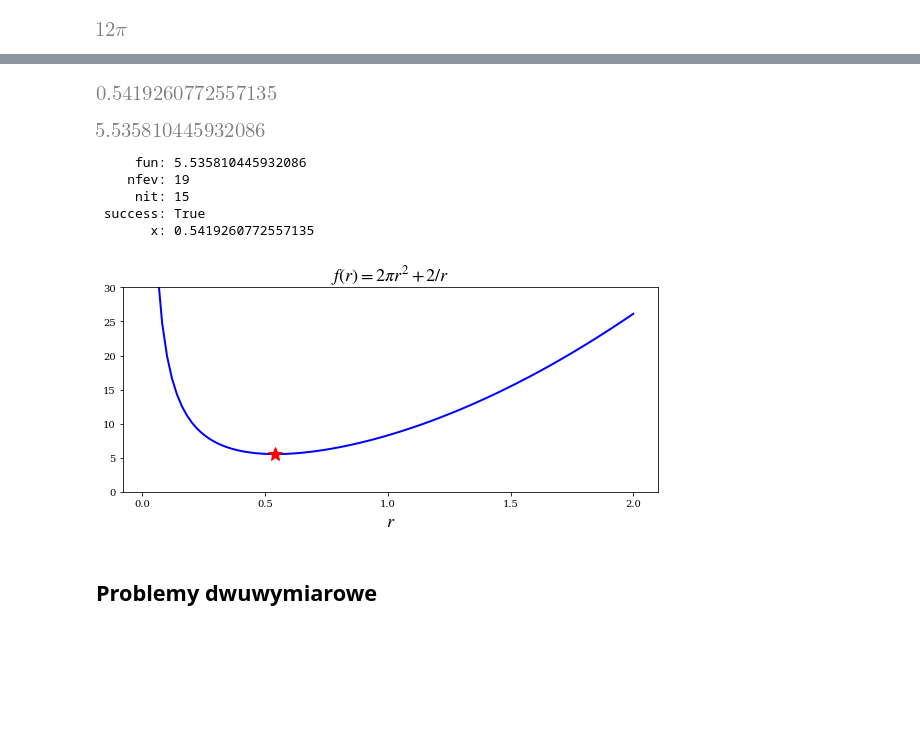
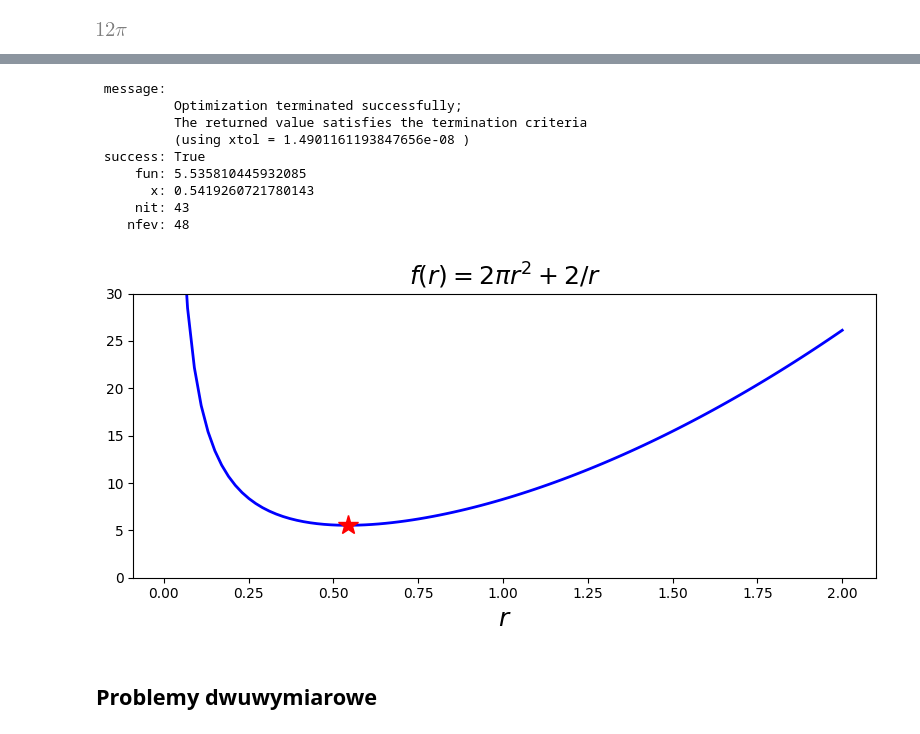
Before and after one commit to antonimarczuk123/Numerical-Python, a Jupyter notebook: Mathematical Python/orginal-src/r06 - Optimization.ipynb, the cells around one changed output, grey strips where cells are left out. Cells and saved outputs as stored; diff of their text form; code cells hidden in the pictures; blank space fills up the shorter version.

Commit message:
Optimization

```diff
--- a/Mathematical Python/orginal-src/r06 - Optimization.ipynb
+++ b/Mathematical Python/orginal-src/r06 - Optimization.ipynb
@@ -65,35 +79,32 @@ r_min = optimize.brent(f, brack=(0.1, 4))
-# %%
-r_min
-# %% [output]
-[figure, removed]
-# %%
-f(r_min)
-# %% [output]
-[figure, removed]
 # %%
-optimize.minimize_scalar(f, bracket=(0.1, 4))
+optimize.minimize_scalar(f, bracket=(0.1, 4), method='Golden')
 # %% [output]
-     fun: 5.535810445932086
-    nfev: 19
-     nit: 15
+ message:
+          Optimization terminated successfully;
+          The returned value satisfies the termination criteria
+          (using xtol = 1.4901161193847656e-08 )
  success: True
-       x: 0.5419260772557135
+     fun: 5.535810445932085
+       x: 0.5419260721780143
+     nit: 43
+    nfev: 48
-# %%
-r = np.linspace(0, 2, 100)[1:]
 # %%
+f = lambda r: 2 * np.pi * r**2 + 2 / r
+r_min = optimize.brent(f, brack=(0.01, 2))
+
+r = np.linspace(0.01, 2, 100)
+
 fig, ax = plt.subplots(figsize=(8, 4))
 
 ax.plot(r, f(r), lw=2, color='b')
 ax.plot(r_min, f(r_min), 'r*', markersize=15)
-ax.set_title(r"$f(r) = 2\pi r^2+2/r$", fontsize=18)
-ax.set_xlabel(r"$r$", fontsize=18)
-ax.set_xticks([0, 0.5, 1, 1.5, 2])
+ax.set_title("$f(r) = 2\pi r^2+2/r$", fontsize=18)
+ax.set_xlabel("$r$", fontsize=18)
 ax.set_ylim(0, 30)
 
-fig.tight_layout()
-fig.savefig('ch6-univariate-optimization-example.pdf')
+fig.tight_layout();
 # %% [output]
-[figure, old version]
+[figure, new version]
 # %% [markdown]
 ## Problemy dwuwymiarowe
 # %%
```
Also changed, not shown: parts of 11 cells of this notebook.
